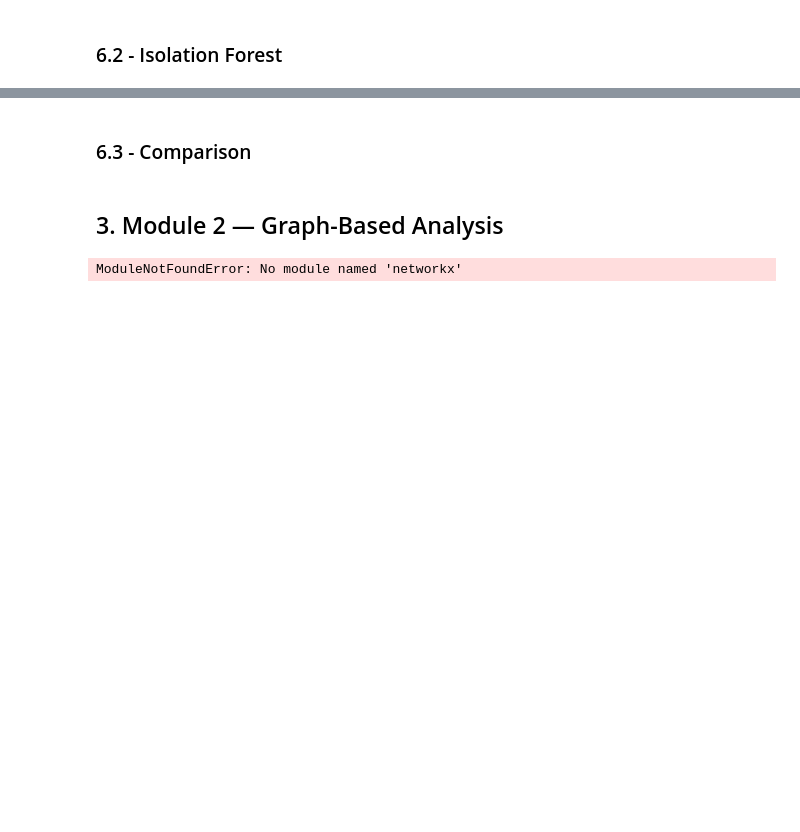
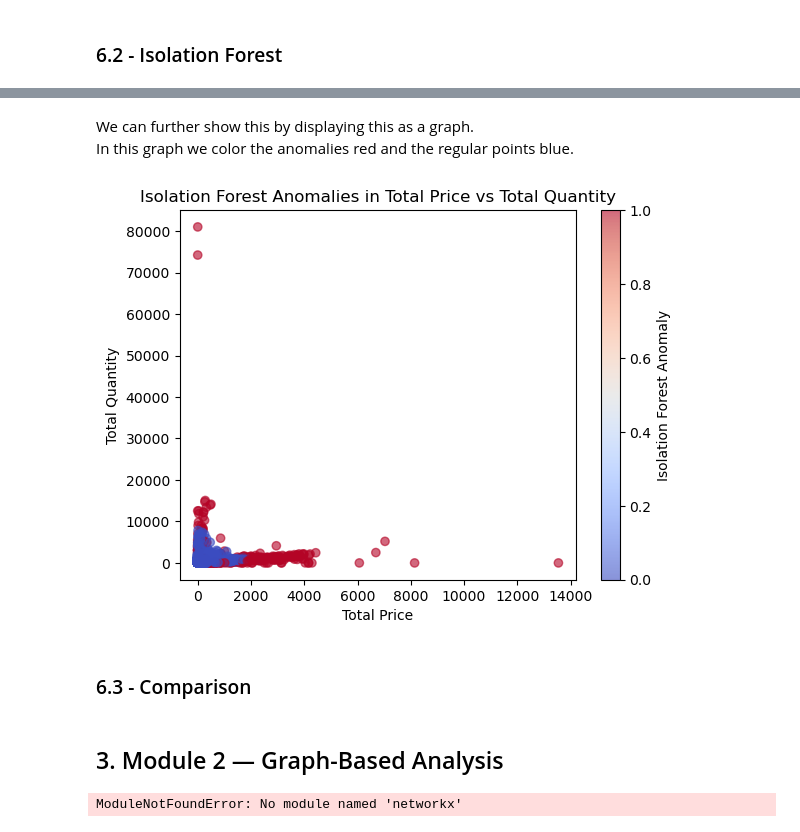
Before and after one commit to NouRALsaidD/data_mining_2026, a Jupyter notebook: data_mining_project_template.ipynb, the cells around one changed output, grey strips where cells are left out. Cells and saved outputs as stored; diff of their text form; code cells hidden in the pictures; blank space fills up the shorter version.

```diff
--- a/data_mining_project_template.ipynb
+++ b/data_mining_project_template.ipynb
@@ -580,2 +594,26 @@ InvoiceNo
 # %% [markdown]
 ### 6.2 - Isolation Forest
+# %%
+# Define the potential features
+features = ["TotalPrice", "AvgPrice", "MaxPrice", "StdPrice",
+            "TotalQuantity","NumUniqueProducts", "AvgQuantityPerProduct"]
+#features = ["TotalPrice", "TotalQuantity"]
+
+# Features we believe are irrelevant for anomaly detection and should be excluded
+# - ["CustomerID", "InvoiceDate", "Country"]
+
+# Filter out cancelled invoices (TODO: make cancellation work correctly)
+filtered_invoices = invoice_features[invoice_features["Cancelled"] == 0]
+
+# Fit isolation forest
+iso_forest = IsolationForest(contamination=0.01, random_state=RANDOM_SEED)
+iso_labels = iso_forest.fit_predict(filtered_invoices[features])
+
+# Map -1 to anomaly, 1 to normal
+invoice_features.loc[filtered_invoices.index, "IsolationForestAnomaly"] = (iso_labels == -1).astype(int)
+
+# Output the number of anomalies detected by Isolation Forest
+print("Isolation Forest anomalies:", invoice_features["IsolationForestAnomaly"].sum())
+
+print("\nExample isolation forest anomalies:")
+print(invoice_features[invoice_features["IsolationForestAnomaly"] == 1].head())
@@ -582,3 +638,16 @@ InvoiceNo
+# %% [markdown]
+We can further show this by displaying this as a graph. <br>
+In this graph we color the anomalies red and the regular points blue.
+# %%
+# Visualize isolation forest anomalies
+plt.scatter(invoice_features["TotalPrice"], invoice_features["TotalQuantity"], c=invoice_features["IsolationForestAnomaly"], cmap="coolwarm", alpha=0.6)
+plt.xlabel("Total Price")
+plt.ylabel("Total Quantity")
+plt.title("Isolation Forest Anomalies in Total Price vs Total Quantity")
+plt.colorbar(label="Isolation Forest Anomaly")
+plt.show()
+# %% [output]
+[figure, added]
 # %% [markdown]
 ### 6.3 - Comparison
 # %% [markdown]
```
Also changed, not shown: parts of 7 cells of this notebook, 1 other file.
